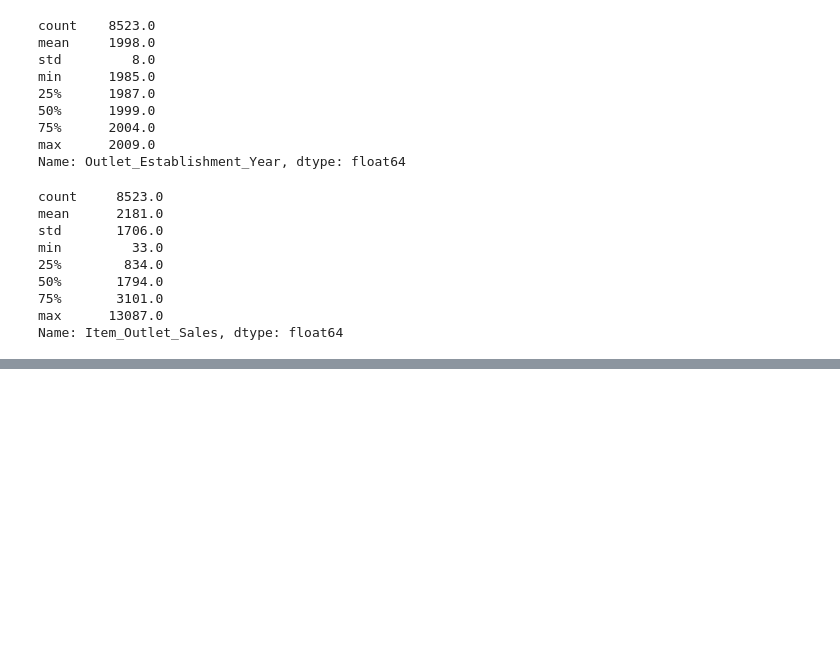
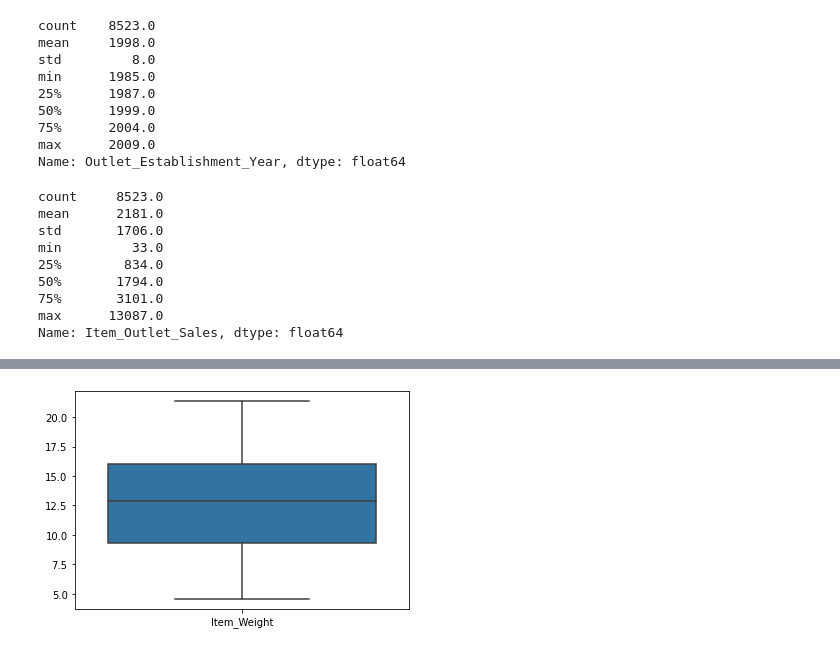
Before and after one commit to norgel/food-sales-predictions, a Jupyter notebook: food_sales_predictions.ipynb, the cells around one changed output, grey strips where cells are left out. Cells and saved outputs as stored; diff of their text form; code cells hidden in the pictures; blank space fills up the shorter version.

```diff
--- a/food_sales_predictions.ipynb
+++ b/food_sales_predictions.ipynb
@@ -275,0 +313,5 @@ Name: Item_Outlet_Sales, dtype: float64
+# %%
+sns.boxplot(data=df.loc[:,['Item_Weight']]);
+# Boxplot of Item_Weight
+# %% [output]
+[figure, added]
```
Also changed, not shown: parts of 11 cells of this notebook.
